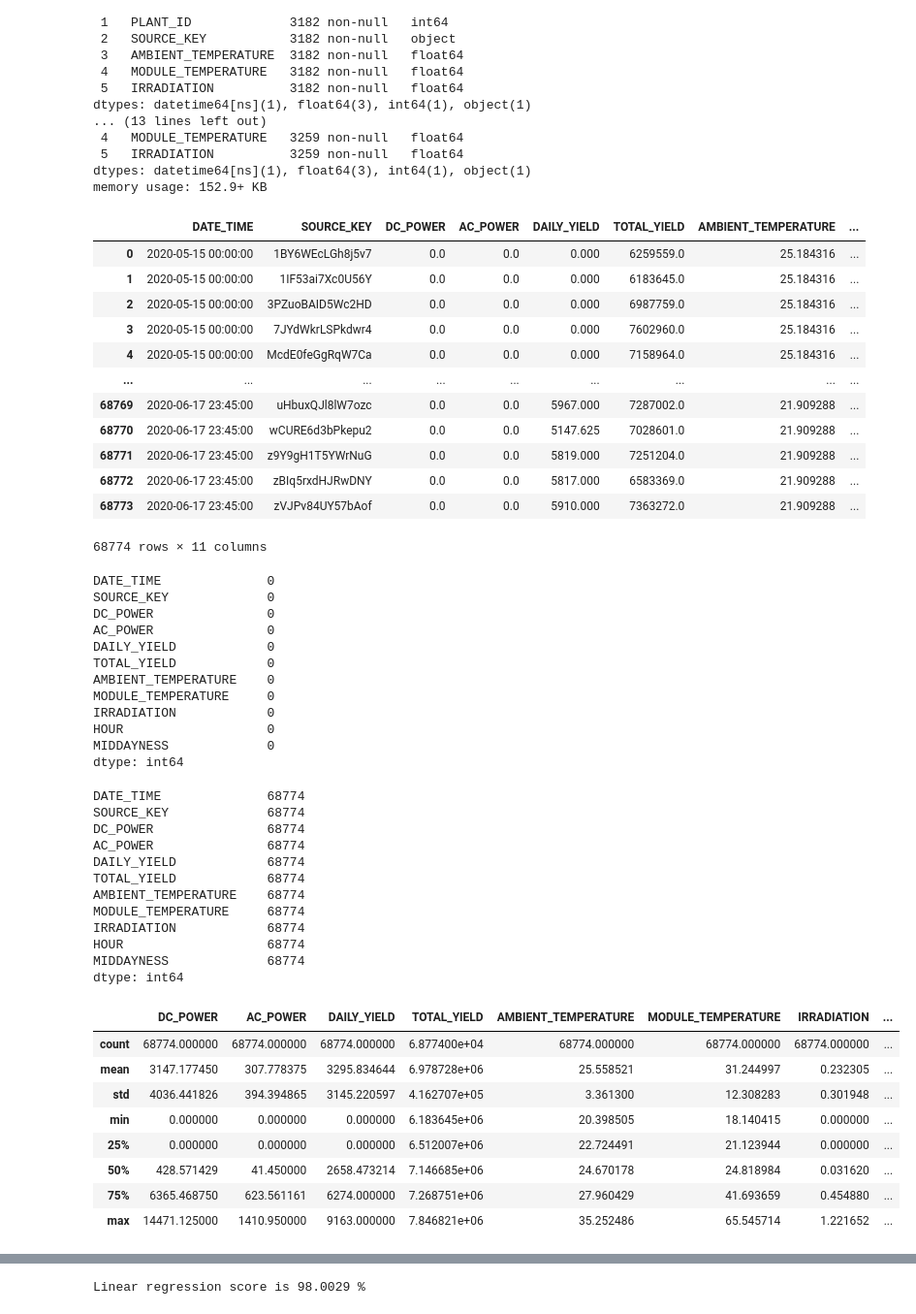
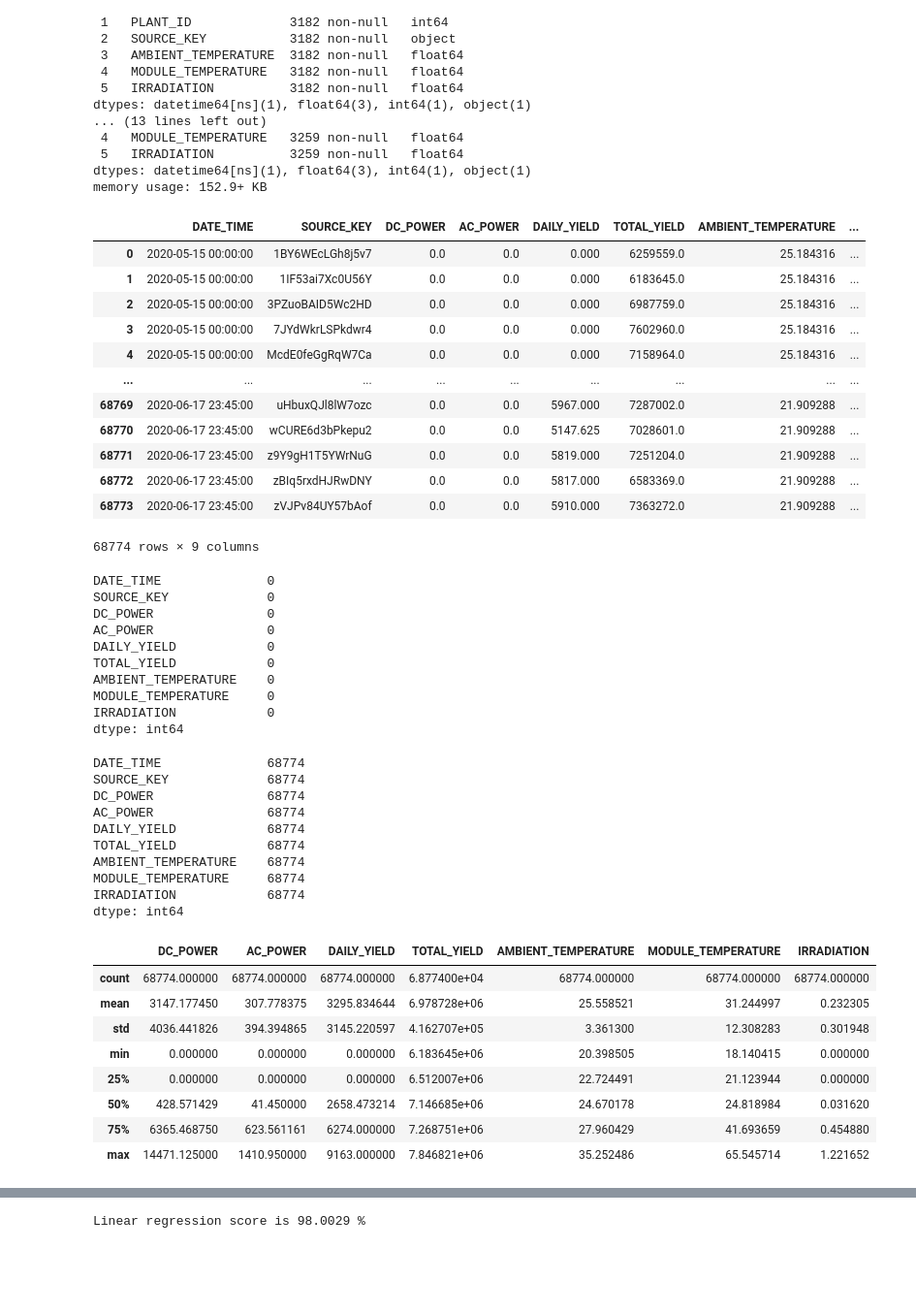
Before and after one commit to Julha19/AML_project, a Jupyter notebook: andi_AML.ipynb, the cells around one changed output, grey strips where cells are left out. Shown at 97% size. Drawn from its saved outputs; the diff is of its cells as text; code cells hidden in the pictures; blank space fills up the shorter version.

Commit message:
Small changes while making PowerPoint

```diff
--- a/andi_AML.ipynb
+++ b/andi_AML.ipynb
@@ -183,8 +183,8 @@ memory usage: 152.9+ KB
 
 
 plant1_tot_data=pd.merge(plant1.drop(columns=["PLANT_ID"]), weather1.drop(columns=["PLANT_ID","SOURCE_KEY"]), on="DATE_TIME")
-plant1_tot_data['HOUR'] = pd.to_datetime(plant1_tot_data['DATE_TIME'].astype(str)).dt.hour+(pd.to_datetime(plant1_tot_data['DATE_TIME'].astype(str)).dt.minute)/60
-plant1_tot_data['MIDDAYNESS'] = abs(12-abs(plant1_tot_data['HOUR']-12))
+# plant1_tot_data['HOUR'] = pd.to_datetime(plant1_tot_data['DATE_TIME'].astype(str)).dt.hour+(pd.to_datetime(plant1_tot_data['DATE_TIME'].astype(str)).dt.minute)/60
+# plant1_tot_data['MIDDAYNESS'] = abs(12-abs(plant1_tot_data['HOUR']-12))
     # Only maybe use MIDDAYNESS. It has better correlations with power generation than HOUR
     # Or maybe use polynomial features - preprocessing on HOURS???
 display(plant1_tot_data)
@@ -206,47 +206,43 @@ display(plant1_tot_data.describe())
 | 1 | 2020-05-15 00:00:00 | 1IF53ai7Xc0U56Y | 0.0 | 0.0 | 0.000 | 6183645.0 | 25.184316 | ... |
 | 2 | 2020-05-15 00:00:00 | 3PZuoBAID5Wc2HD | 0.0 | 0.0 | 0.000 | 6987759.0 | 25.184316 | ... |
 | 3 | 2020-05-15 00:00:00 | 7JYdWkrLSPkdwr4 | 0.0 | 0.0 | 0.000 | 7602960.0 | 25.184316 | ... |
 | 4 | 2020-05-15 00:00:00 | McdE0feGgRqW7Ca | 0.0 | 0.0 | 0.000 | 7158964.0 | 25.184316 | ... |
 | ... | ... | ... | ... | ... | ... | ... | ... | ... |
 | 68769 | 2020-06-17 23:45:00 | uHbuxQJl8lW7ozc | 0.0 | 0.0 | 5967.000 | 7287002.0 | 21.909288 | ... |
 | 68770 | 2020-06-17 23:45:00 | wCURE6d3bPkepu2 | 0.0 | 0.0 | 5147.625 | 7028601.0 | 21.909288 | ... |
 | 68771 | 2020-06-17 23:45:00 | z9Y9gH1T5YWrNuG | 0.0 | 0.0 | 5819.000 | 7251204.0 | 21.909288 | ... |
 | 68772 | 2020-06-17 23:45:00 | zBIq5rxdHJRwDNY | 0.0 | 0.0 | 5817.000 | 6583369.0 | 21.909288 | ... |
 | 68773 | 2020-06-17 23:45:00 | zVJPv84UY57bAof | 0.0 | 0.0 | 5910.000 | 7363272.0 | 21.909288 | ... |
-68774 rows × 11 columns
+68774 rows × 9 columns
 DATE_TIME              0
 SOURCE_KEY             0
 DC_POWER               0
 AC_POWER               0
 DAILY_YIELD            0
 TOTAL_YIELD            0
 AMBIENT_TEMPERATURE    0
 MODULE_TEMPERATURE     0
 IRRADIATION            0
-HOUR                   0
-MIDDAYNESS             0
 dtype: int64
 DATE_TIME              68774
 SOURCE_KEY             68774
 DC_POWER               68774
 AC_POWER               68774
 DAILY_YIELD            68774
 TOTAL_YIELD            68774
 AMBIENT_TEMPERATURE    68774
 MODULE_TEMPERATURE     68774
 IRRADIATION            68774
-HOUR                   68774
-MIDDAYNESS             68774
 dtype: int64
-|  | DC_POWER | AC_POWER | DAILY_YIELD | TOTAL_YIELD | AMBIENT_TEMPERATURE | MODULE_TEMPERATURE | IRRADIATION | ... |
-| count | 68774.000000 | 68774.000000 | 68774.000000 | 6.877400e+04 | 68774.000000 | 68774.000000 | 68774.000000 | ... |
-| mean | 3147.177450 | 307.778375 | 3295.834644 | 6.978728e+06 | 25.558521 | 31.244997 | 0.232305 | ... |
-| std | 4036.441826 | 394.394865 | 3145.220597 | 4.162707e+05 | 3.361300 | 12.308283 | 0.301948 | ... |
-| min | 0.000000 | 0.000000 | 0.000000 | 6.183645e+06 | 20.398505 | 18.140415 | 0.000000 | ... |
-| 25% | 0.000000 | 0.000000 | 0.000000 | 6.512007e+06 | 22.724491 | 21.123944 | 0.000000 | ... |
-| 50% | 428.571429 | 41.450000 | 2658.473214 | 7.146685e+06 | 24.670178 | 24.818984 | 0.031620 | ... |
-| 75% | 6365.468750 | 623.561161 | 6274.000000 | 7.268751e+06 | 27.960429 | 41.693659 | 0.454880 | ... |
-| max | 14471.125000 | 1410.950000 | 9163.000000 | 7.846821e+06 | 35.252486 | 65.545714 | 1.221652 | ... |
+|  | DC_POWER | AC_POWER | DAILY_YIELD | TOTAL_YIELD | AMBIENT_TEMPERATURE | MODULE_TEMPERATURE | IRRADIATION |
+| count | 68774.000000 | 68774.000000 | 68774.000000 | 6.877400e+04 | 68774.000000 | 68774.000000 | 68774.000000 |
+| mean | 3147.177450 | 307.778375 | 3295.834644 | 6.978728e+06 | 25.558521 | 31.244997 | 0.232305 |
+| std | 4036.441826 | 394.394865 | 3145.220597 | 4.162707e+05 | 3.361300 | 12.308283 | 0.301948 |
+| min | 0.000000 | 0.000000 | 0.000000 | 6.183645e+06 | 20.398505 | 18.140415 | 0.000000 |
+| 25% | 0.000000 | 0.000000 | 0.000000 | 6.512007e+06 | 22.724491 | 21.123944 | 0.000000 |
+| 50% | 428.571429 | 41.450000 | 2658.473214 | 7.146685e+06 | 24.670178 | 24.818984 | 0.031620 |
+| 75% | 6365.468750 | 623.561161 | 6274.000000 | 7.268751e+06 | 27.960429 | 41.693659 | 0.454880 |
+| max | 14471.125000 | 1410.950000 | 9163.000000 | 7.846821e+06 | 35.252486 | 65.545714 | 1.221652 |
 # %%
 
 # from pandas.plotting import scatter_matrix
```
Also changed, not shown: parts of 6 cells of this notebook.
